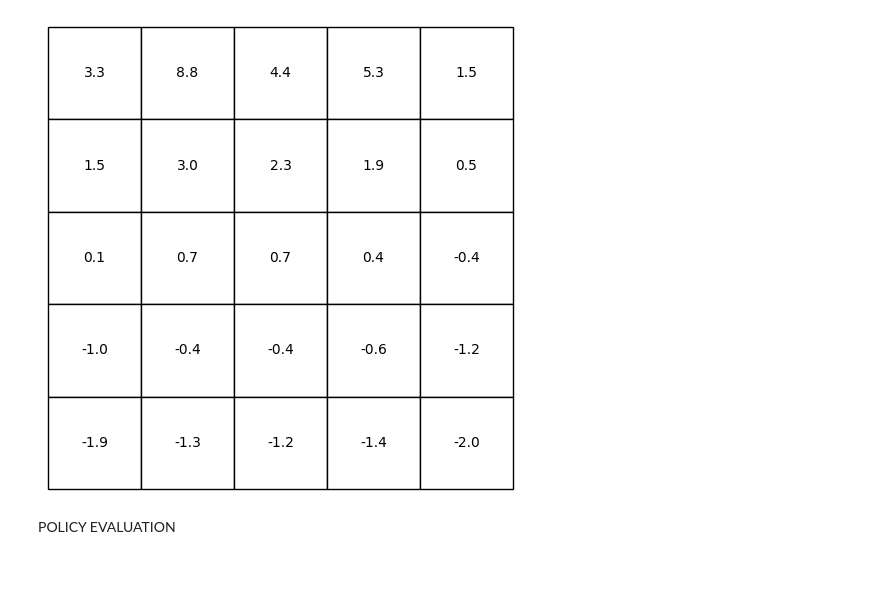
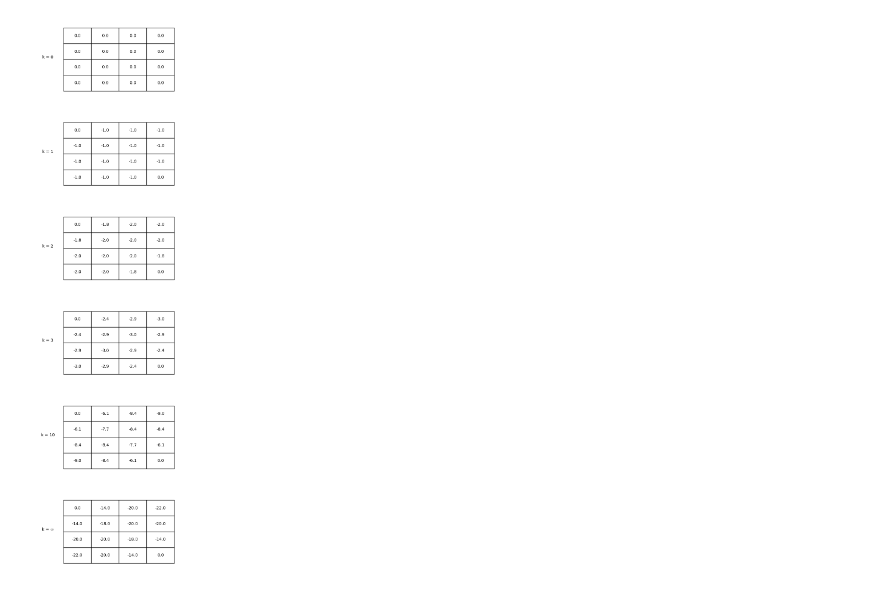
Before and after one commit to vikramostrander/uva-rl, a Jupyter notebook: hw2.ipynb, the cells around one changed output. Drawn from its saved outputs; the diff is of its cells as text; code cells hidden in the pictures.

```diff
--- a/hw2.ipynb
+++ b/hw2.ipynb
@@ -34,38 +27,47 @@ class GridWorld:
 # %%
-# policy evaluation implementation
-def policy_evaluation(policy, env):
+# iterative policy evaluation implementation
+def iterative_policy_evaluation(policy, env):
+    mem = dict()
     v = np.zeros((WORLD_SIZE, WORLD_SIZE))
-    error = float('inf')
-    while error > 1e-4:
+    iter, delta = 0, np.inf
+    while delta > 1e-4:
+        if iter in ITERS_TO_SAVE:
+            mem[iter] = v
         vp = np.zeros_like(v)
         for i in range(WORLD_SIZE):
             for j in range(WORLD_SIZE):
                 for k, action in enumerate(ACTIONS):
                     (x, y), reward = env.step((i,j), action)
                     vp[i, j] += policy[i][j][k] * (reward + GAMMA * v[x, y])
-        error = np.mean(np.abs(v - vp))
-        v = vp
-    return v
+        delta = np.max(np.abs(v - vp))
+        v = vp.copy()
+        iter += 1
+    mem[-1] = v
+    return mem
 # %%
 # generate data
 policy = np.full((WORLD_SIZE, WORLD_SIZE, len(ACTIONS)), 1/len(ACTIONS))
 env = GridWorld()
-v = policy_evaluation(policy, env)
+data = iterative_policy_evaluation(policy, env)
 # %%
 # generate figure 2.3
 
-fig, ax = plt.subplots(figsize=(6, 6))
+fig, axs = plt.subplots(len(ITERS_TO_SAVE), figsize=(6, 24))
 
-ax.set_axis_off()
-tb = Table(ax)
-
-for (i, j), val in np.ndenumerate(v):
-    tb.add_cell(i, j, 0.2, 0.2, text=np.round(val, 1), loc='center')
-
-ax.add_table(tb)
+for index in range(len(ITERS_TO_SAVE)):
+    # axs[index].set_axis_off()
+    tb = Table(axs[index])
+    v = data[ITERS_TO_SAVE[index]]
+    for (i, j), val in np.ndenumerate(v):
+        tb.add_cell(i, j, 0.2, 0.2, text=np.round(val, 1), loc='center')
+    axs[index].add_table(tb)
+    k = ITERS_TO_SAVE[index]
+    if k < 0: k = '\u221E'
+    axs[index].set_ylabel(f"k = {k}", rotation=0)
+    axs[index].xaxis.set_visible(False)
+    plt.setp(axs[index].spines.values(), visible=False)
+    axs[index].tick_params(left=False, labelleft=False)
 
 plt.show()
 # %% [output]
-[figure, old version]
+[figure, new version]
-# %% [markdown]
-POLICY EVALUATION
```
Also changed, not shown: parts of 15 cells of this notebook, 2 other files.
